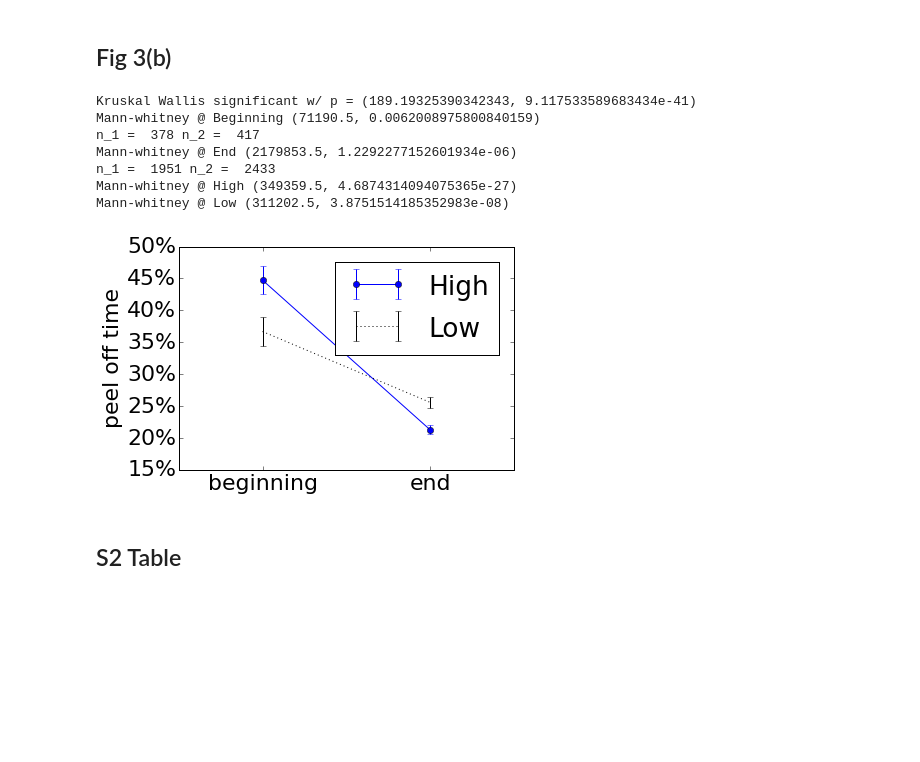
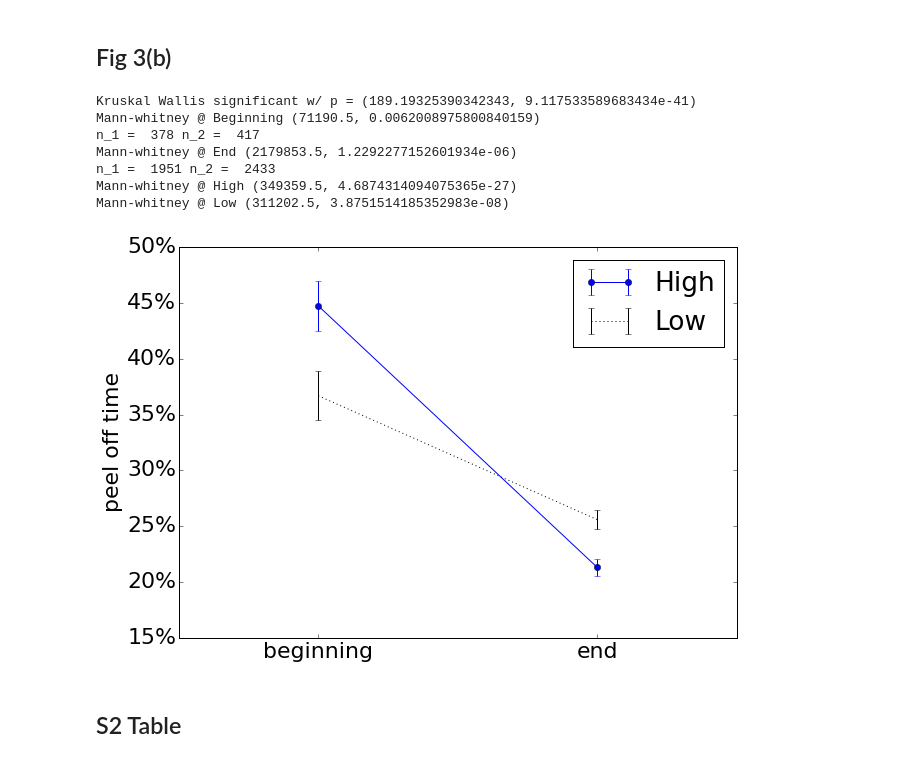
Before and after one commit to hawkrobe/socialConventions, a Jupyter notebook: analysis.ipynb, the cells around one changed output. Saved outputs shown, nothing was run; the diff lists cells and outputs as text; code cells hidden in the pictures; blank space fills up the shorter version.

```diff
--- a/analysis.ipynb
+++ b/analysis.ipynb
@@ -613,7 +622,6 @@ plt.errorbar([0,1], [np.mean(l_bal_eff), np.mean(l_dyn_eff)],
              yerr = [np.std(l_bal_eff) / math.sqrt(len(l_bal_eff)),
                      np.std(l_dyn_eff) / math.sqrt(len(l_dyn_eff))],
              fmt = ':x', label = "Low")
-matplotlib.rcParams.update({'font.size': 20})
 plt.xticks([0,1],['ballistic', 'dynamic'])
 plt.xlim(-0.5, 1.5)
 plt.ylim(0.6,.9)
@@ -653,5 +661,5 @@ plt.title("Stability")
 matplotlib.rcParams.update({'font.size': 25})
 fig = matplotlib.pyplot.gcf()
 fig.set_size_inches(32,7)
-plt.savefig("figures/Fig2.pdf")
+plt.savefig("figures/Fig2.tiff")
 # %% [output]
@@ -782,7 +790,7 @@ def plot_sequence (seq, title = "") :
     plt.xlabel("Game Number")
     frame1 = plt.gca()
     frame1.axes.get_yaxis().set_visible(False)
-    matplotlib.rcParams.update({'font.size': 10})
+    matplotlib.rcParams.update({'font.size': 12})
 
 fig = matplotlib.pyplot.gcf()
 fig.set_size_inches(16, 16)
@@ -799,6 +807,7 @@ plot_sequence(out_seq43, title = "game b2a9e outcomes")
 
 num_back = 2
 
+matplotlib.rcParams.update({'font.size': 12})
 plt.subplot(323)
 plot(get_surprise_ts(out_seq32))
 plt.ylim([0, 3.5])
@@ -824,5 +833,5 @@ plt.ylim([0,4])
 plt.xlabel("Surprisal (bits)")
 
 subplots_adjust(wspace=0.1, hspace=0.25)
-plt.savefig("figures/S5_Fig.pdf")
+plt.savefig("figures/S5_Fig.tiff")
 # %% [output]
@@ -1058,5 +1067,8 @@ ax2.plot(h_upper, 'b:')
 plt.yticks(np.linspace(.15,.55,num = 9), ["15%", "20%", "25%", "30%", "35%", "40%", "45%", "50%", "55%"])
 plt.ylim(.15,.55)
 fig.legend((high_line, low_line), ("High", "Low"), loc = (.5,.55) )
-plt.savefig("figures/Fig3(a).pdf")
+fig.set_size_inches(10,7)
+matplotlib.rcParams.update({'font.size': 22})
+
+plt.savefig("figures/Fig3(a).tiff", bbox_inches='tight' )
 # %% [output]
@@ -1085,35 +1097,37 @@ plt.errorbar([0,1], [np.mean(h_pot_beg), np.mean(h_pot_end)],
              fmt = '-o', label = "High")
 plt.errorbar([0,1], [np.mean(l_pot_beg), np.mean(l_pot_end)],
              yerr = [np.std(l_pot_beg) / math.sqrt(len(l_pot_beg)),
                      np.std(l_pot_end) / math.sqrt(len(l_pot_end))],
              fmt = 'k:', label = "Low")
 plt.xticks([0,1],['beginning', 'end'])
 plt.xlim(-0.5, 1.5)
 #plt.title("(b)")
 plt.legend(loc='best')
 plt.ylabel("peel off time")
 plt.ylim(.15,.5)
 plt.yticks([.15,.20,.25,.30,.35,.40,.45,.50],["15%", "20%", "25%", "30%", "35%", "40%", "45%", "50%"])
 print "Kruskal Wallis significant w/ p =", stats.mstats.kruskalwallis(l_pot_beg,l_pot_end,h_pot_beg, h_pot_end)
 print "Mann-whitney @ Beginning", stats.mannwhitneyu(l_pot_beg, h_pot_beg)
 print "n_1 = ", size(l_pot_beg), "n_2 = ", size(h_pot_beg)
 print "Mann-whitney @ End", stats.mannwhitneyu(l_pot_end, h_pot_end)
 print "n_1 = ", size(l_pot_end), "n_2 = ", size(h_pot_end)
 print "Mann-whitney @ High", stats.mannwhitneyu(h_pot_beg, h_pot_end)
 print "Mann-whitney @ Low", stats.mannwhitneyu(l_pot_beg, l_pot_end)
 matplotlib.rcParams.update({'font.size': 22})
 fig = matplotlib.pyplot.gcf()
-plt.savefig("figures/Fig3(b).pdf")
+fig.set_size_inches(10,7)
+
+plt.savefig("figures/Fig3(b).tiff", bbox_inches = 'tight')
 #fig.set_size_inches(32,7)
 # %% [output]
 Kruskal Wallis significant w/ p = (189.19325390342343, 9.117533589683434e-41)
 Mann-whitney @ Beginning (71190.5, 0.0062008975800840159)
 n_1 =  378 n_2 =  417
 Mann-whitney @ End (2179853.5, 1.2292277152601934e-06)
 n_1 =  1951 n_2 =  2433
 Mann-whitney @ High (349359.5, 4.6874314094075365e-27)
 Mann-whitney @ Low (311202.5, 3.8751514185352983e-08)
-[figure, old version]
+[figure, new version]
 # %% [markdown]
 ## S2 Table
 # %%
```
Also changed, not shown: parts of 11 cells of this notebook, 2 other files.
